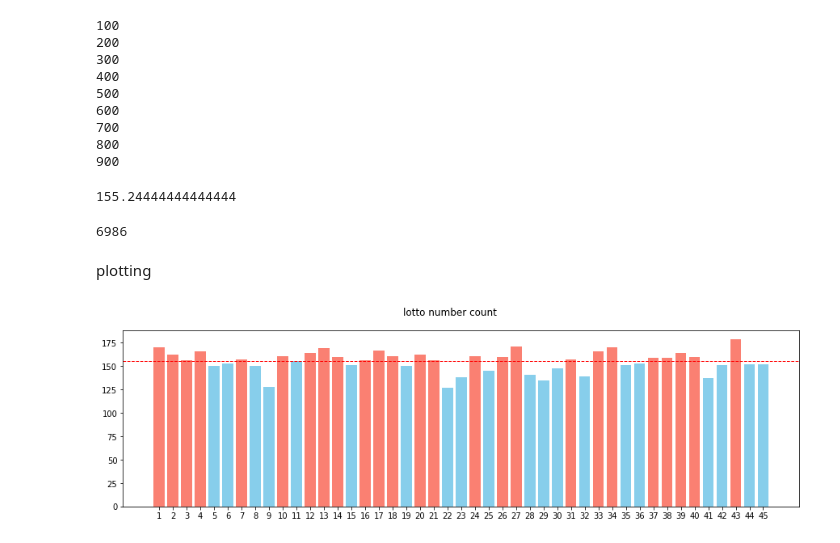
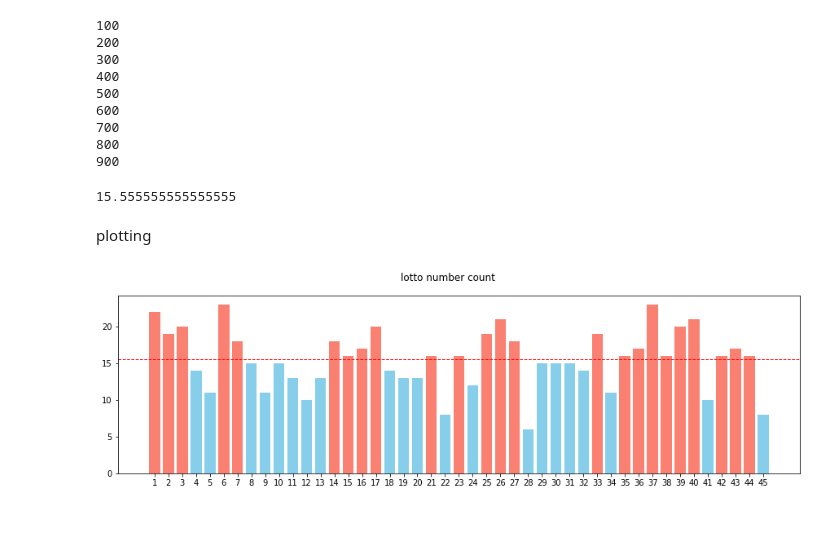
Before and after one commit to xogns3512/toyProject, a Jupyter notebook: lotto/(ETL)Lotto_success_num.ipynb, the cells around one changed output. Saved outputs shown, nothing was run; the diff lists cells and outputs as text; code cells hidden in the pictures.

Commit message:
plotting test

```diff
--- a/lotto/(ETL)Lotto_success_num.ipynb
+++ b/lotto/(ETL)Lotto_success_num.ipynb
@@ -68,40 +70,38 @@ for i in range(1,int(today_round_number)):
+# %%
+return_list_seg = return_list[0:seg_select]
 # %%
-all_num = list(itertools.chain(*return_list))
+all_num = list(itertools.chain(*return_list_seg))
 all_num= pd.DataFrame(all_num,columns=["num"])
 dict_result = Counter(all_num.num)
 df = pd.DataFrame.from_dict(dict_result, orient='index').reset_index().sort_values("index").reset_index(drop=True)
 df.rename(columns = {'index' : 'num',0:"count_num"}, inplace = True)
 # %%
 # threshold  of likely or unlikely
-threshold = (998 * 7)/45
-(998 * 7)/45
+threshold = (int(seg_select) * 7)/45
+threshold
 # %% [output]
-155.24444444444444
+15.555555555555555
-# %%
-998 * 7
-# %% [output]
-6986
 # %%
-df["Unlikely"] = list(map(int,df.count_num<=155.24444444444444))
+df["Unlikely"] = list(map(int,df.count_num<=threshold))
 # %% [markdown]
 plotting
 # %%
 from matplotlib import pyplot as plt
 
-t1 = df[df['count_num']>155.24444444444444]
-t2 = df[df['count_num']<=155.24444444444444]
+t1 = df[df['count_num']>threshold]
+t2 = df[df['count_num']<=threshold]
 
 plt.rcParams["figure.figsize"] = (15,4)
 y = df.count_num
 x = df.num
 
 plt.bar(t1.num, t1['count_num'], color='salmon')
 plt.bar(t2.num, t2['count_num'], color='skyblue')
 plt.axhline(y=threshold,linewidth=1, color='red' ,linestyle='--' )
 
 # plt.bar(x, y, width=0.7)
 plt.xticks (x)
 plt.suptitle("lotto number count")
 plt.show()
 # %% [output]
-[figure, old version]
+[figure, new version]
```
Also changed, not shown: parts of 25 cells of this notebook.
